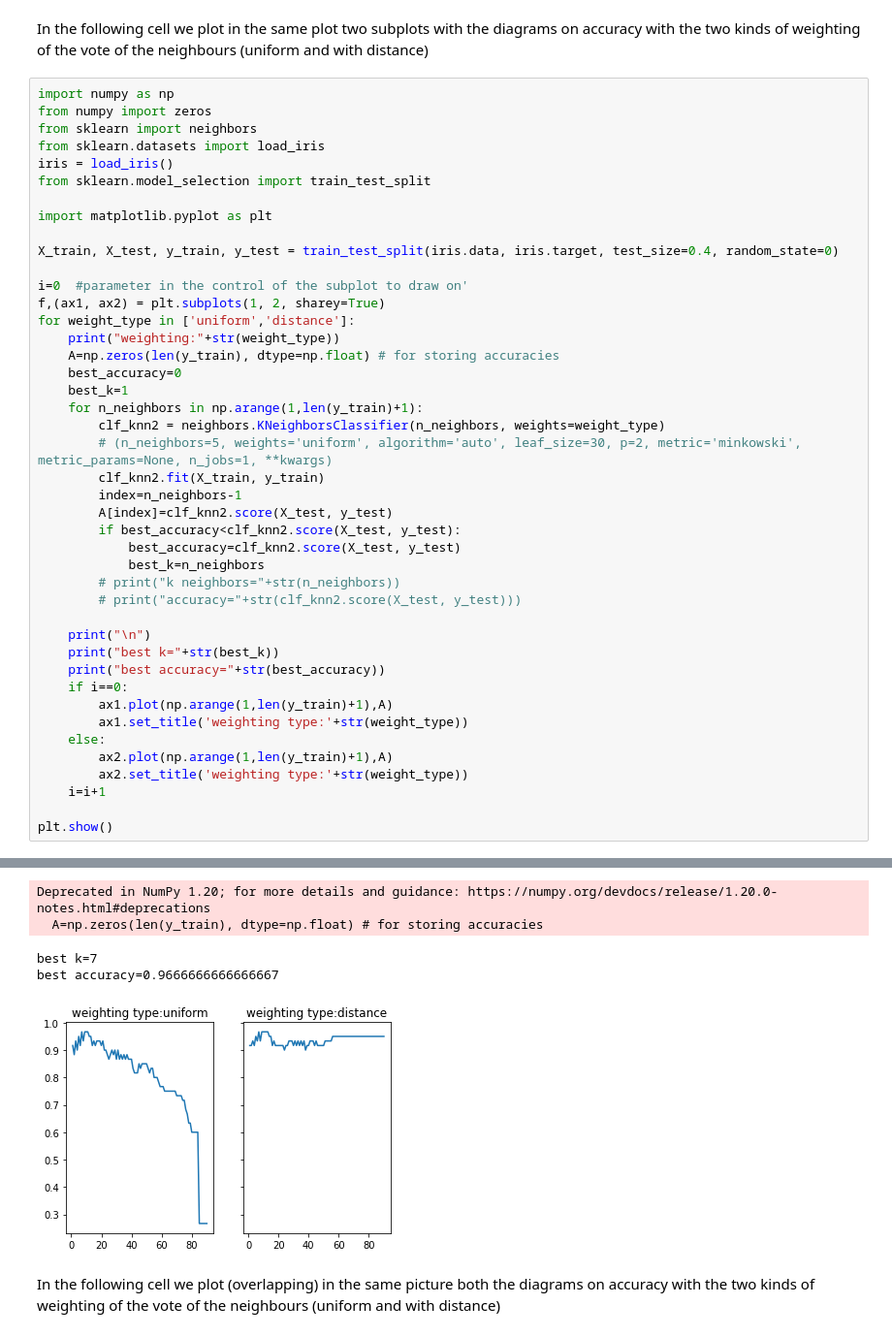
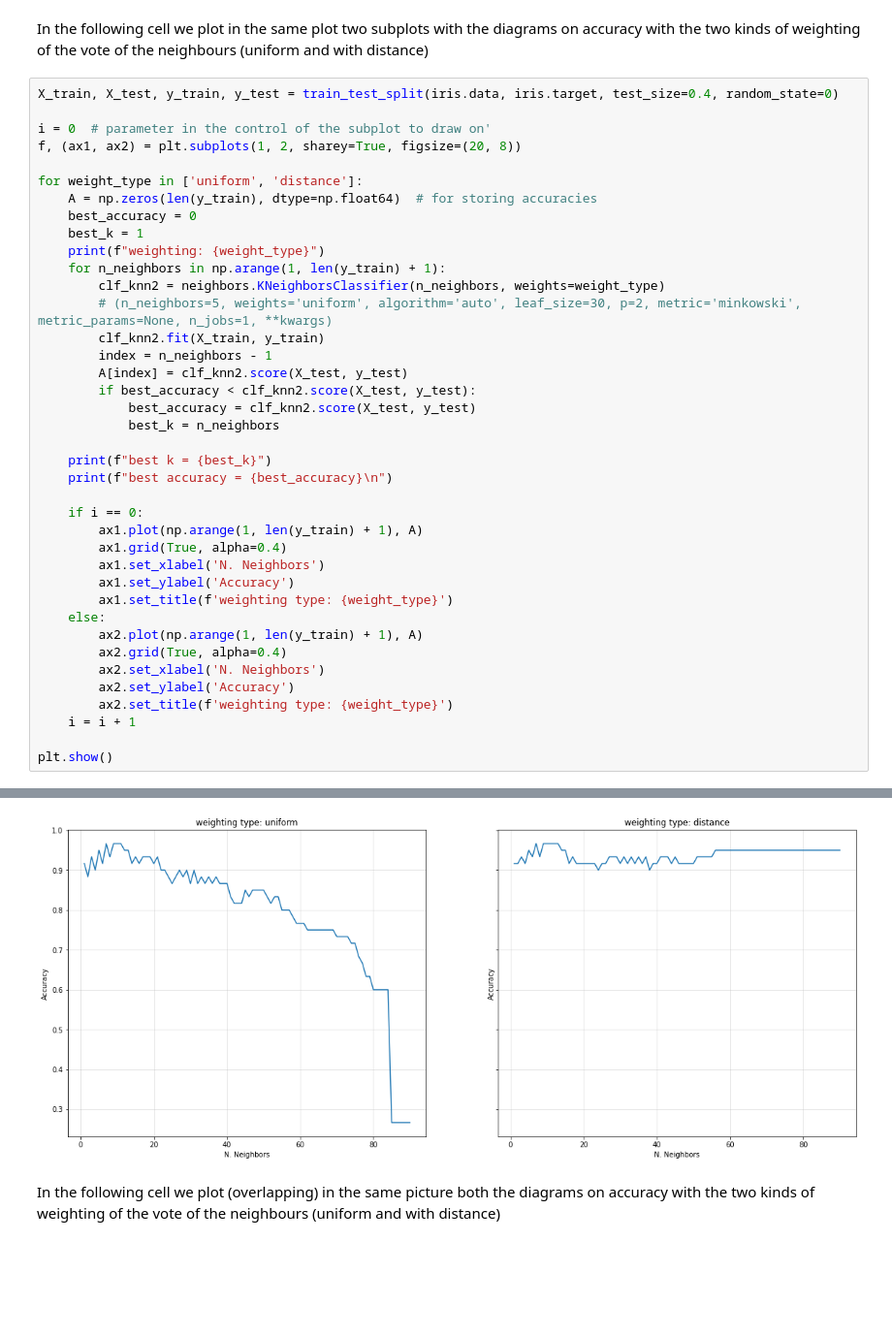
Before and after one commit to lorenzofavaro/machine-learning, a Jupyter notebook: 2. Distance Based Models/iris_classification_knn.ipynb, the cells around one changed output, grey strips where cells are left out. Shown: that part at 97% size. Cells and saved outputs as stored; diff of their text form; blank space fills up the shorter version.

```diff
--- a/2. Distance Based Models/iris_classification_knn.ipynb
+++ b/2. Distance Based Models/iris_classification_knn.ipynb
@@ -121,46 +92,42 @@ best accuracy=0.9666666666666667
 In the following cell we plot in the same plot two subplots with the diagrams on accuracy with the two kinds of weighting
 of the vote of the neighbours (uniform and with distance)
 # %%
-import numpy as np
-from numpy import zeros
-from sklearn import neighbors
-from sklearn.datasets import load_iris
-iris = load_iris()
-from sklearn.model_selection import train_test_split
-
-import matplotlib.pyplot as plt
-
 X_train, X_test, y_train, y_test = train_test_split(iris.data, iris.target, test_size=0.4, random_state=0)
 
-i=0  #parameter in the control of the subplot to draw on'
-f,(ax1, ax2) = plt.subplots(1, 2, sharey=True)
-for weight_type in ['uniform','distance']:
-    print("weighting:"+str(weight_type))
-    A=np.zeros(len(y_train), dtype=np.float) # for storing accuracies
-    best_accuracy=0
-    best_k=1
-    for n_neighbors in np.arange(1,len(y_train)+1):
+i = 0  # parameter in the control of the subplot to draw on'
+f, (ax1, ax2) = plt.subplots(1, 2, sharey=True, figsize=(20, 8))
+
+for weight_type in ['uniform', 'distance']:
+    A = np.zeros(len(y_train), dtype=np.float64)  # for storing accuracies
+    best_accuracy = 0
+    best_k = 1
+    print(f"weighting: {weight_type}")
+    for n_neighbors in np.arange(1, len(y_train) + 1):
         clf_knn2 = neighbors.KNeighborsClassifier(n_neighbors, weights=weight_type)
         # (n_neighbors=5, weights='uniform', algorithm='auto', leaf_size=30, p=2, metric='minkowski', metric_params=None, n_jobs=1, **kwargs)
         clf_knn2.fit(X_train, y_train)
-        index=n_neighbors-1
-        A[index]=clf_knn2.score(X_test, y_test)
-        if best_accuracy<clf_knn2.score(X_test, y_test):
-            best_accuracy=clf_knn2.score(X_test, y_test)
-            best_k=n_neighbors
-        # print("k neighbors="+str(n_neighbors))
-        # print("accuracy="+str(clf_knn2.score(X_test, y_test)))
+        index = n_neighbors - 1
+        A[index] = clf_knn2.score(X_test, y_test)
+        if best_accuracy < clf_knn2.score(X_test, y_test):
+            best_accuracy = clf_knn2.score(X_test, y_test)
+            best_k = n_neighbors
 
-    print("\n")
-    print("best k="+str(best_k))
-    print("best accuracy="+str(best_accuracy))
-    if i==0:
-        ax1.plot(np.arange(1,len(y_train)+1),A)
-        ax1.set_title('weighting type:'+str(weight_type))
+    print(f"best k = {best_k}")
+    print(f"best accuracy = {best_accuracy}\n")
+
+    if i == 0:
+        ax1.plot(np.arange(1, len(y_train) + 1), A)
+        ax1.grid(True, alpha=0.4)
+        ax1.set_xlabel('N. Neighbors')
+        ax1.set_ylabel('Accuracy')
+        ax1.set_title(f'weighting type: {weight_type}')
     else:
-        ax2.plot(np.arange(1,len(y_train)+1),A)
-        ax2.set_title('weighting type:'+str(weight_type))
-    i=i+1
+        ax2.plot(np.arange(1, len(y_train) + 1), A)
+        ax2.grid(True, alpha=0.4)
+        ax2.set_xlabel('N. Neighbors')
+        ax2.set_ylabel('Accuracy')
+        ax2.set_title(f'weighting type: {weight_type}')
+    i = i + 1
 
 plt.show()
 # %% [output]
@@ -173,8 +141,4 @@ weighting:distance
-Deprecated in NumPy 1.20; for more details and guidance: https://numpy.org/devdocs/release/1.20.0-notes.html#deprecations
-  A=np.zeros(len(y_train), dtype=np.float) # for storing accuracies
-best k=7
-best accuracy=0.9666666666666667
-[figure, old version]
+[figure, new version]
 # %% [markdown]
 In the following cell we plot (overlapping) in the same picture both the diagrams on accuracy with the two kinds of weighting
 of the vote of the neighbours (uniform and with distance)
```
Also changed, not shown: parts of 8 cells of this notebook.
